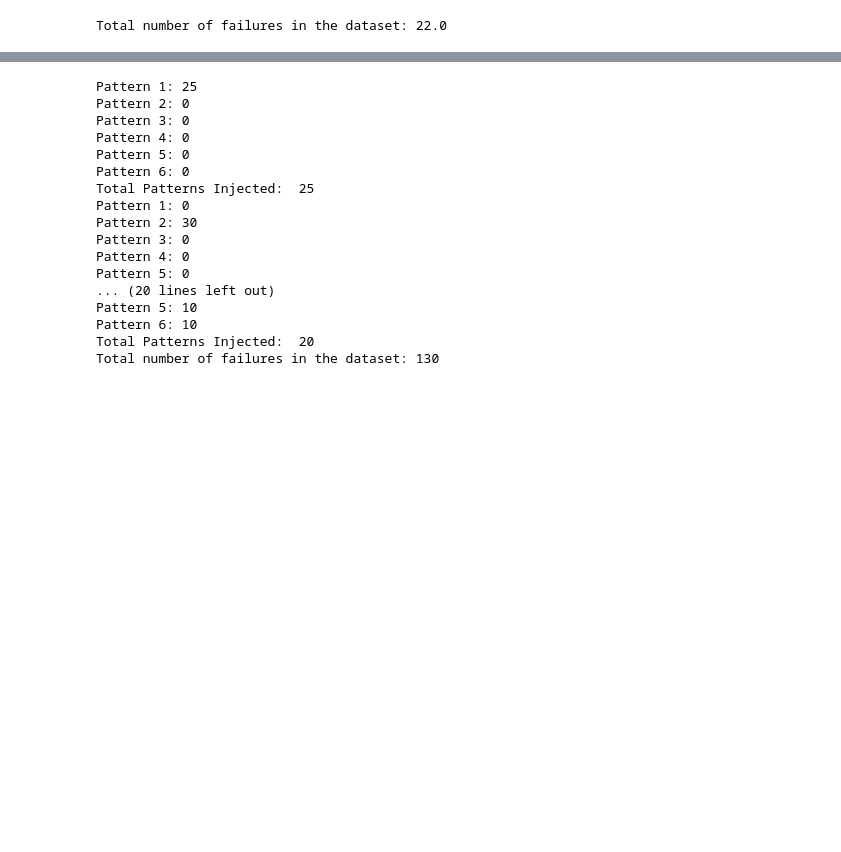
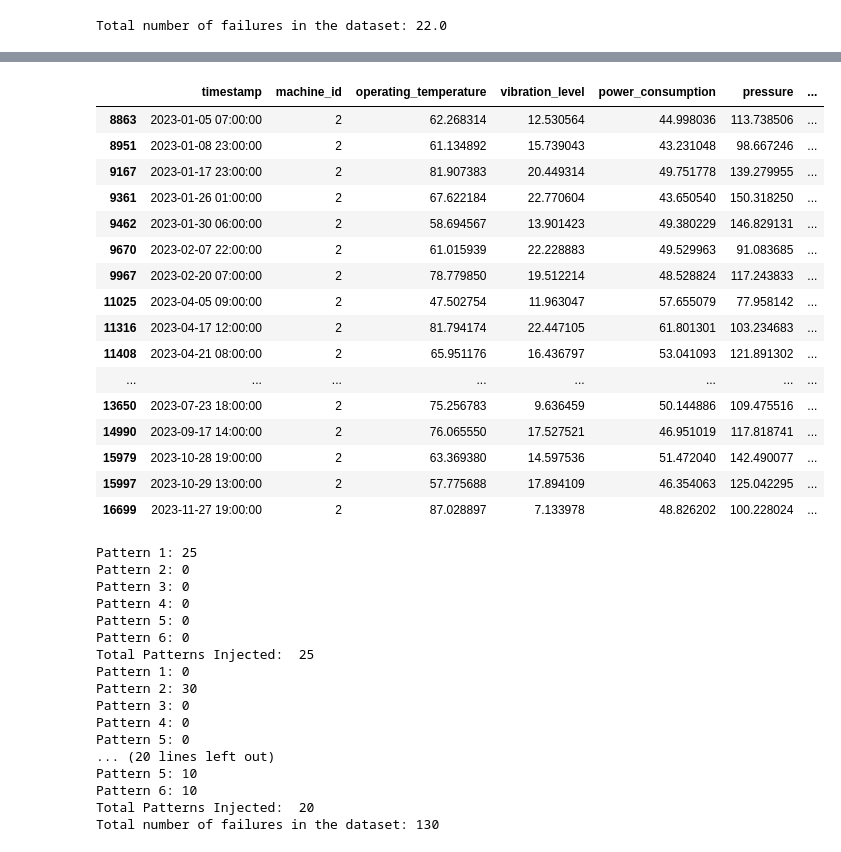
Before and after one commit to mrogozan/DataMiningResearch, a Jupyter notebook: dataset_gen.ipynb, the cells around one changed output, grey strips where cells are left out. Drawn from its saved outputs; the diff is of its cells as text; code cells hidden in the pictures; blank space fills up the shorter version.

```diff
--- a/dataset_gen.ipynb
+++ b/dataset_gen.ipynb
@@ -300,3 +309,23 @@ dataset.to_csv('random_gen_dataset.csv', index=False)
+# %%
+dataset[dataset['failure'] == 1.0]
+# %% [output]
+|  | timestamp | machine_id | operating_temperature | vibration_level | power_consumption | pressure | ... |
+| 8863 | 2023-01-05 07:00:00 | 2 | 62.268314 | 12.530564 | 44.998036 | 113.738506 | ... |
+| 8951 | 2023-01-08 23:00:00 | 2 | 61.134892 | 15.739043 | 43.231048 | 98.667246 | ... |
+| 9167 | 2023-01-17 23:00:00 | 2 | 81.907383 | 20.449314 | 49.751778 | 139.279955 | ... |
+| 9361 | 2023-01-26 01:00:00 | 2 | 67.622184 | 22.770604 | 43.650540 | 150.318250 | ... |
+| 9462 | 2023-01-30 06:00:00 | 2 | 58.694567 | 13.901423 | 49.380229 | 146.829131 | ... |
+| 9670 | 2023-02-07 22:00:00 | 2 | 61.015939 | 22.228883 | 49.529963 | 91.083685 | ... |
+| 9967 | 2023-02-20 07:00:00 | 2 | 78.779850 | 19.512214 | 48.528824 | 117.243833 | ... |
+| 11025 | 2023-04-05 09:00:00 | 2 | 47.502754 | 11.963047 | 57.655079 | 77.958142 | ... |
+| 11316 | 2023-04-17 12:00:00 | 2 | 81.794174 | 22.447105 | 61.801301 | 103.234683 | ... |
+| 11408 | 2023-04-21 08:00:00 | 2 | 65.951176 | 16.436797 | 53.041093 | 121.891302 | ... |
+| ... | ... | ... | ... | ... | ... | ... | ... |
+| 13650 | 2023-07-23 18:00:00 | 2 | 75.256783 | 9.636459 | 50.144886 | 109.475516 | ... |
+| 14990 | 2023-09-17 14:00:00 | 2 | 76.065550 | 17.527521 | 46.951019 | 117.818741 | ... |
+| 15979 | 2023-10-28 19:00:00 | 2 | 63.369380 | 14.597536 | 51.472040 | 142.490077 | ... |
+| 15997 | 2023-10-29 13:00:00 | 2 | 57.775688 | 17.894109 | 46.354063 | 125.042295 | ... |
+| 16699 | 2023-11-27 19:00:00 | 2 | 87.028897 | 7.133978 | 48.826202 | 100.228024 | ... |
 # %%
 # Injecting failure patterns in to the dataset
 import numpy as np
```
Also changed, not shown: parts of 14 cells of this notebook.
